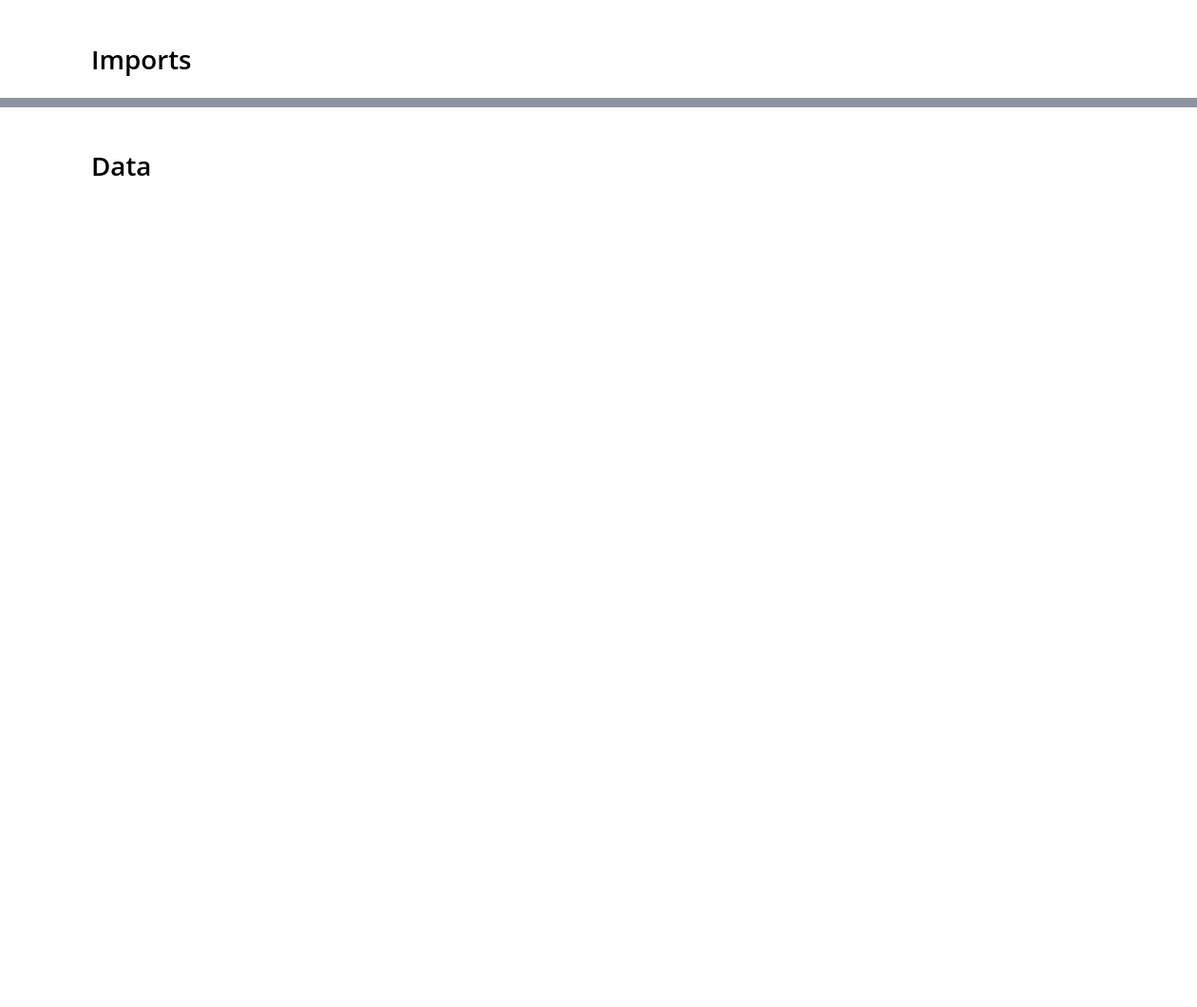
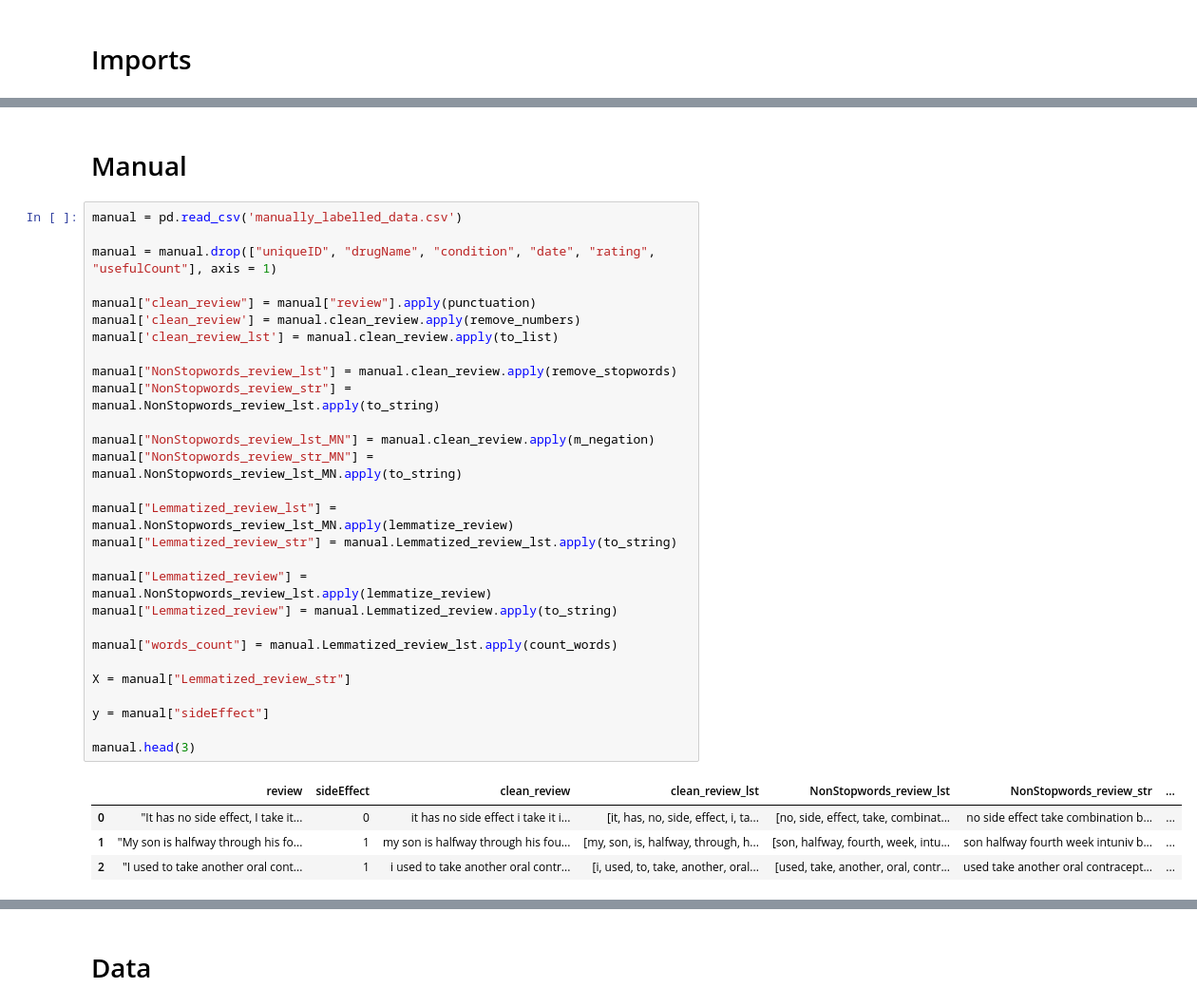
Before and after one commit to hendahmke/adverse_drug_reactions, a Jupyter notebook: notebooks/Adverse_Drug_Events.ipynb, the cells around one changed output, grey strips where cells are left out. Shown: that part at 95% size. Cells and saved outputs as stored; diff of their text form; blank space fills up the shorter version.

```diff
--- a/notebooks/Adverse_Drug_Events.ipynb
+++ b/notebooks/Adverse_Drug_Events.ipynb
@@ -30,0 +112,35 @@ True
+# %% [markdown]
+# Manual
+# %%
+manual = pd.read_csv('manually_labelled_data.csv')
+
+manual = manual.drop(["uniqueID", "drugName", "condition", "date", "rating", "usefulCount"], axis = 1)
+
+manual["clean_review"] = manual["review"].apply(punctuation)
+manual['clean_review'] = manual.clean_review.apply(remove_numbers)
+manual['clean_review_lst'] = manual.clean_review.apply(to_list)
+
+manual["NonStopwords_review_lst"] = manual.clean_review.apply(remove_stopwords)
+manual["NonStopwords_review_str"] = manual.NonStopwords_review_lst.apply(to_string)
+
+manual["NonStopwords_review_lst_MN"] = manual.clean_review.apply(m_negation)
+manual["NonStopwords_review_str_MN"] = manual.NonStopwords_review_lst_MN.apply(to_string)
+
+manual["Lemmatized_review_lst"] = manual.NonStopwords_review_lst_MN.apply(lemmatize_review)
+manual["Lemmatized_review_str"] = manual.Lemmatized_review_lst.apply(to_string)
+
+manual["Lemmatized_review"] = manual.NonStopwords_review_lst.apply(lemmatize_review)
+manual["Lemmatized_review"] = manual.Lemmatized_review.apply(to_string)
+
+manual["words_count"] = manual.Lemmatized_review_lst.apply(count_words)
+
+X = manual["Lemmatized_review_str"]
+
+y = manual["sideEffect"]
+
+manual.head(3)
+# %% [output]
+|  | review | sideEffect | clean_review | clean_review_lst | NonStopwords_review_lst | NonStopwords_review_str | ... |
+| 0 | "It has no side effect, I take it... | 0 | it has no side effect i take it i... | [it, has, no, side, effect, i, ta... | [no, side, effect, take, combinat... | no side effect take combination b... | ... |
+| 1 | "My son is halfway through his fo... | 1 | my son is halfway through his fou... | [my, son, is, halfway, through, h... | [son, halfway, fourth, week, intu... | son halfway fourth week intuniv b... | ... |
+| 2 | "I used to take another oral cont... | 1 | i used to take another oral contr... | [i, used, to, take, another, oral... | [used, take, another, oral, contr... | used take another oral contracept... | ... |
```
Also changed, not shown: parts of 75 cells of this notebook, 2 other files.
